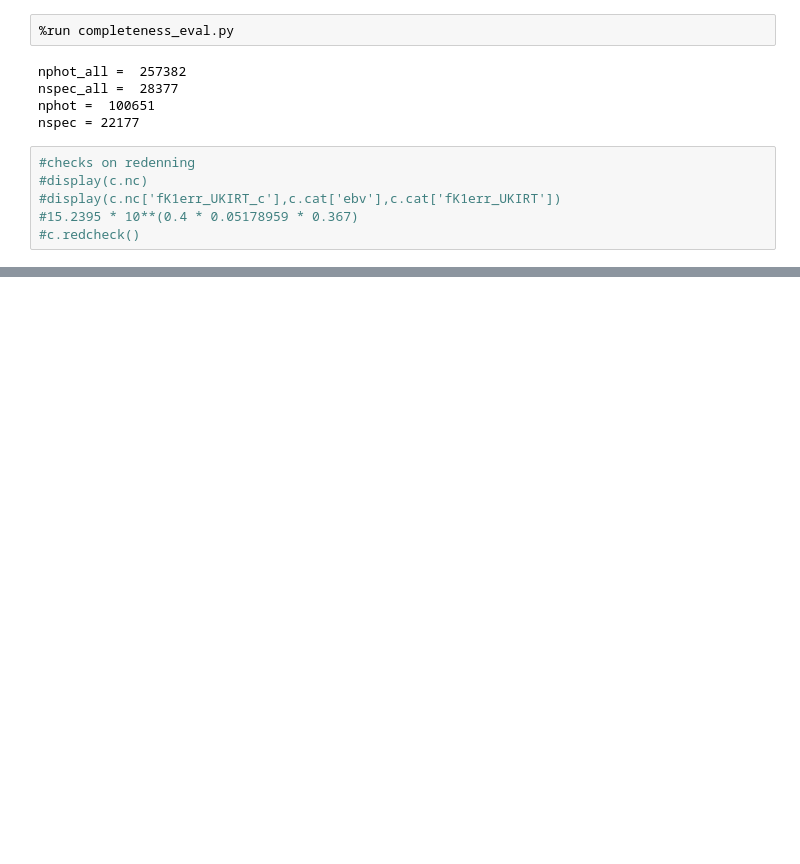
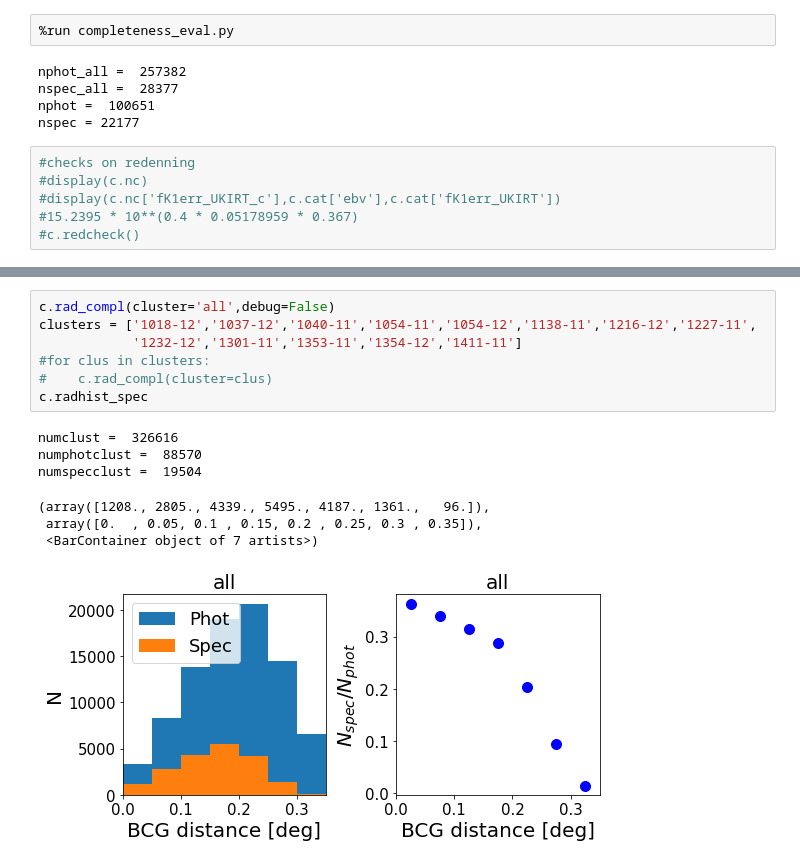
Before and after one commit to grudnick/Complete_meas, a Jupyter notebook: complete_plot.ipynb, the cells around one changed output, grey strips where cells are left out. Saved outputs shown, nothing was run; the diff lists cells and outputs as text; blank space fills up the shorter version.

Commit message:
added radial completeness

```diff
--- a/complete_plot.ipynb
+++ b/complete_plot.ipynb
@@ -47,0 +94,15 @@ display(c.completehist)
+# %%
+c.rad_compl(cluster='all',debug=False)
+clusters = ['1018-12','1037-12','1040-11','1054-11','1054-12','1138-11','1216-12','1227-11',
+            '1232-12','1301-11','1353-11','1354-12','1411-11']
+#for clus in clusters:
+#    c.rad_compl(cluster=clus)
+c.radhist_spec
+# %% [output]
+numclust =  326616
+numphotclust =  88570
+numspecclust =  19504
+(array([1208., 2805., 4339., 5495., 4187., 1361.,   96.]),
+ array([0.  , 0.05, 0.1 , 0.15, 0.2 , 0.25, 0.3 , 0.35]),
+ <BarContainer object of 7 artists>)
+[figure, added]
```
Also changed, not shown: parts of 5 cells of this notebook, 1 other file.
